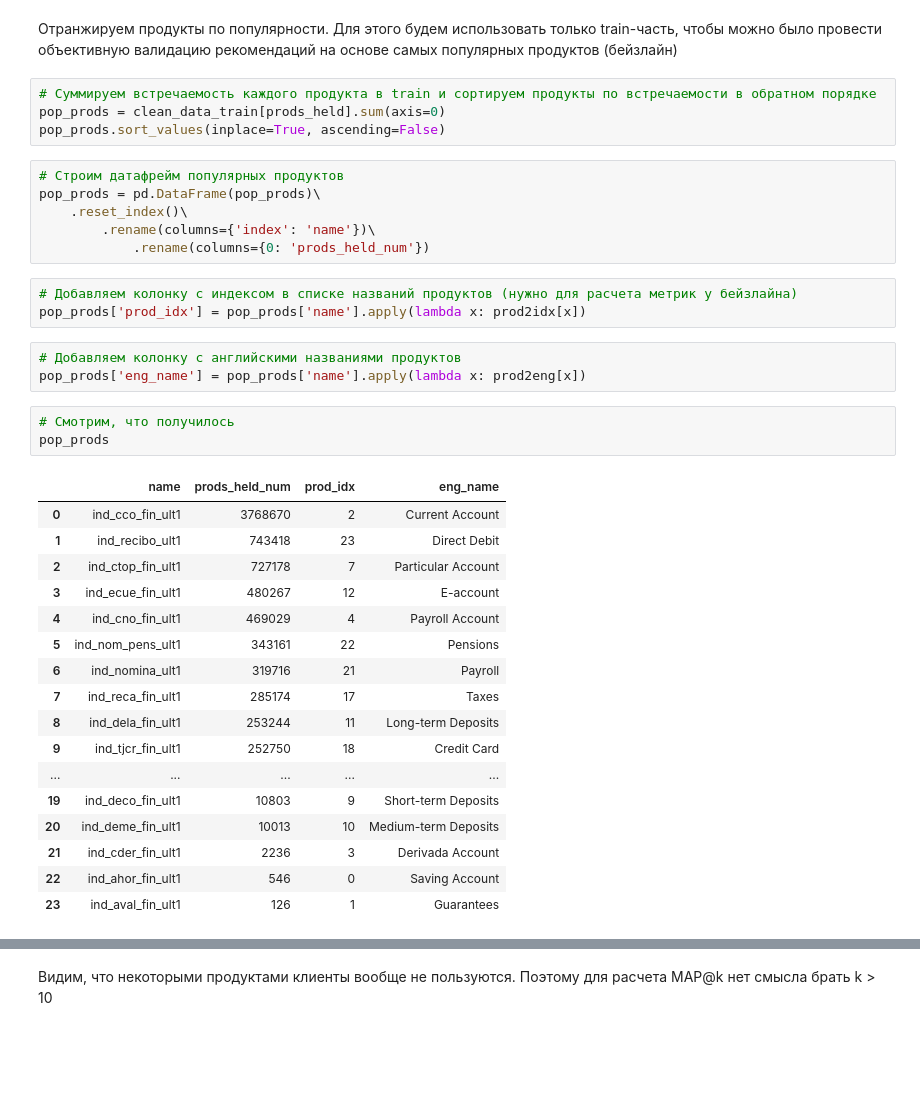
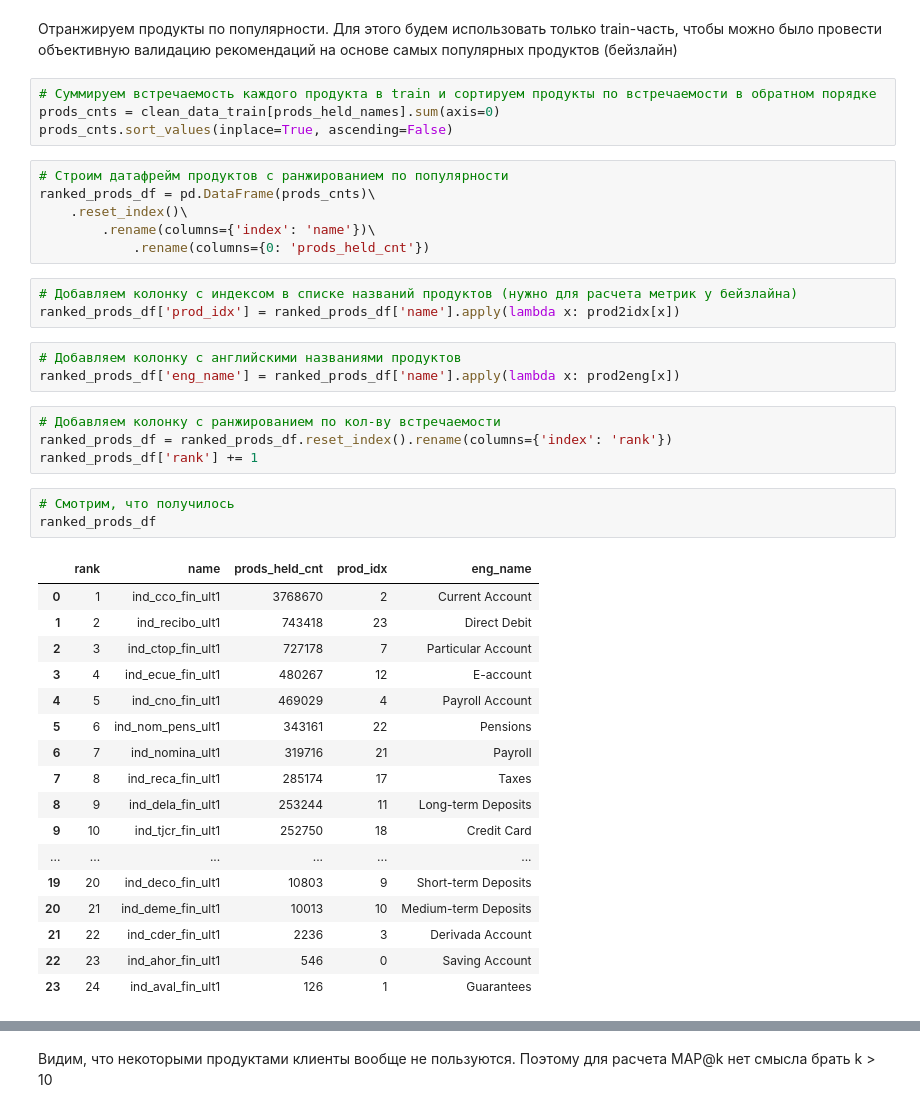
Before and after one commit to ibnkir/bank-recsys-project, a Jupyter notebook: notebooks/preparation_steps.ipynb, the cells around one changed output, grey strips where cells are left out. Cells and saved outputs as stored; diff of their text form; blank space fills up the shorter version.

```diff
--- a/notebooks/preparation_steps.ipynb
+++ b/notebooks/preparation_steps.ipynb
@@ -892,40 +892,44 @@ clean_data_test.to_csv('../data/clean_data_test.csv.zip', index=None)
 Отранжируем продукты по популярности. Для этого будем использовать только train-часть, чтобы можно было провести объективную валидацию рекомендаций на основе самых популярных продуктов (бейзлайн)
 # %%
 # Суммируем встречаемость каждого продукта в train и сортируем продукты по встречаемости в обратном порядке
-pop_prods = clean_data_train[prods_held].sum(axis=0)
-pop_prods.sort_values(inplace=True, ascending=False)
+prods_cnts = clean_data_train[prods_held_names].sum(axis=0)
+prods_cnts.sort_values(inplace=True, ascending=False)
 # %%
-# Строим датафрейм популярных продуктов
-pop_prods = pd.DataFrame(pop_prods)\
+# Строим датафрейм продуктов с ранжированием по популярности
+ranked_prods_df = pd.DataFrame(prods_cnts)\
     .reset_index()\
         .rename(columns={'index': 'name'})\
-            .rename(columns={0: 'prods_held_num'})
+            .rename(columns={0: 'prods_held_cnt'})
 # %%
 # Добавляем колонку с индексом в списке названий продуктов (нужно для расчета метрик у бейзлайна)
-pop_prods['prod_idx'] = pop_prods['name'].apply(lambda x: prod2idx[x])
+ranked_prods_df['prod_idx'] = ranked_prods_df['name'].apply(lambda x: prod2idx[x])
 # %%
 # Добавляем колонку с английскими названиями продуктов
-pop_prods['eng_name'] = pop_prods['name'].apply(lambda x: prod2eng[x])
+ranked_prods_df['eng_name'] = ranked_prods_df['name'].apply(lambda x: prod2eng[x])
+# %%
+# Добавляем колонку с ранжированием по кол-ву встречаемости
+ranked_prods_df = ranked_prods_df.reset_index().rename(columns={'index': 'rank'})
+ranked_prods_df['rank'] += 1
 # %%
 # Смотрим, что получилось
-pop_prods
+ranked_prods_df
 # %% [output]
-|  | name | prods_held_num | prod_idx | eng_name |
-| 0 | ind_cco_fin_ult1 | 3768670 | 2 | Current Account |
-| 1 | ind_recibo_ult1 | 743418 | 23 | Direct Debit |
-| 2 | ind_ctop_fin_ult1 | 727178 | 7 | Particular Account |
-| 3 | ind_ecue_fin_ult1 | 480267 | 12 | E-account |
-| 4 | ind_cno_fin_ult1 | 469029 | 4 | Payroll Account |
-| 5 | ind_nom_pens_ult1 | 343161 | 22 | Pensions |
-| 6 | ind_nomina_ult1 | 319716 | 21 | Payroll |
-| 7 | ind_reca_fin_ult1 | 285174 | 17 | Taxes |
-| 8 | ind_dela_fin_ult1 | 253244 | 11 | Long-term Deposits |
-| 9 | ind_tjcr_fin_ult1 | 252750 | 18 | Credit Card |
-| ... | ... | ... | ... | ... |
-| 19 | ind_deco_fin_ult1 | 10803 | 9 | Short-term Deposits |
-| 20 | ind_deme_fin_ult1 | 10013 | 10 | Medium-term Deposits |
-| 21 | ind_cder_fin_ult1 | 2236 | 3 | Derivada Account |
-| 22 | ind_ahor_fin_ult1 | 546 | 0 | Saving Account |
-| 23 | ind_aval_fin_ult1 | 126 | 1 | Guarantees |
+|  | rank | name | prods_held_cnt | prod_idx | eng_name |
+| 0 | 1 | ind_cco_fin_ult1 | 3768670 | 2 | Current Account |
+| 1 | 2 | ind_recibo_ult1 | 743418 | 23 | Direct Debit |
+| 2 | 3 | ind_ctop_fin_ult1 | 727178 | 7 | Particular Account |
+| 3 | 4 | ind_ecue_fin_ult1 | 480267 | 12 | E-account |
+| 4 | 5 | ind_cno_fin_ult1 | 469029 | 4 | Payroll Account |
+| 5 | 6 | ind_nom_pens_ult1 | 343161 | 22 | Pensions |
+| 6 | 7 | ind_nomina_ult1 | 319716 | 21 | Payroll |
+| 7 | 8 | ind_reca_fin_ult1 | 285174 | 17 | Taxes |
+| 8 | 9 | ind_dela_fin_ult1 | 253244 | 11 | Long-term Deposits |
+| 9 | 10 | ind_tjcr_fin_ult1 | 252750 | 18 | Credit Card |
+| ... | ... | ... | ... | ... | ... |
+| 19 | 20 | ind_deco_fin_ult1 | 10803 | 9 | Short-term Deposits |
+| 20 | 21 | ind_deme_fin_ult1 | 10013 | 10 | Medium-term Deposits |
+| 21 | 22 | ind_cder_fin_ult1 | 2236 | 3 | Derivada Account |
+| 22 | 23 | ind_ahor_fin_ult1 | 546 | 0 | Saving Account |
+| 23 | 24 | ind_aval_fin_ult1 | 126 | 1 | Guarantees |
 # %%
 # Строим гистограмму встречаемости продуктов в train
```
Also changed, not shown: parts of 47 cells of this notebook.
